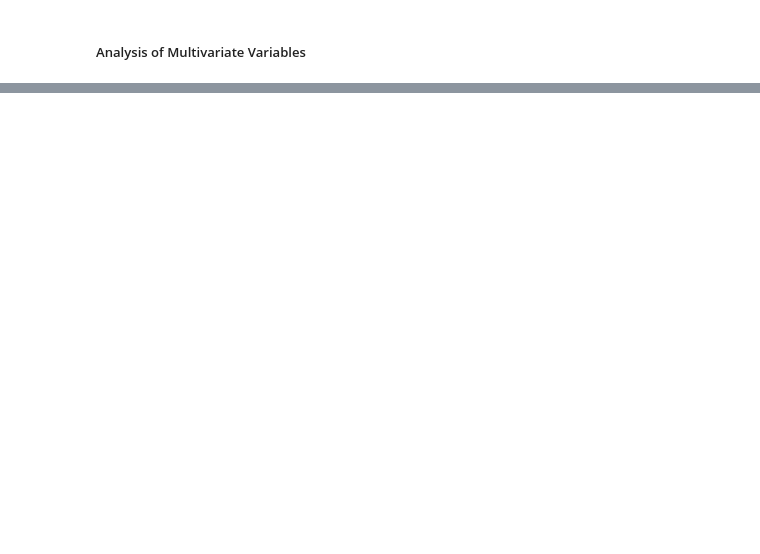
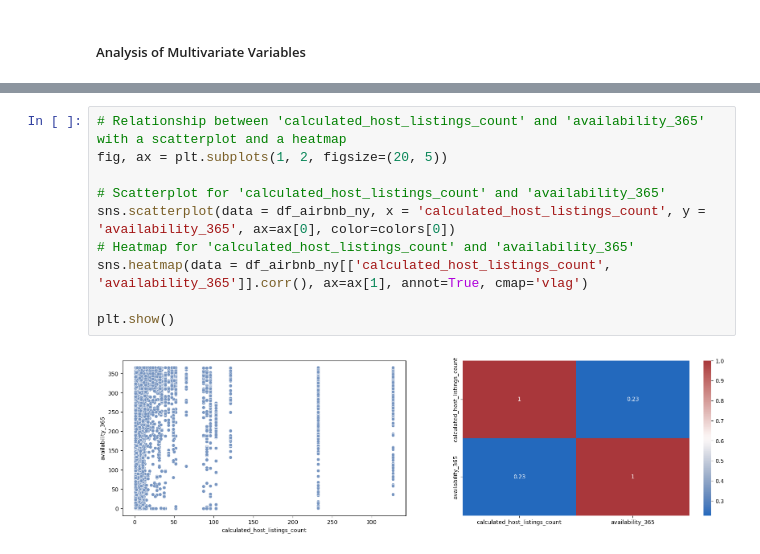
Before and after one commit to fevc08/new_york_city_airbnb_eda, a Jupyter notebook: src/explore.ipynb, the cells around one changed output, grey strips where cells are left out. Drawn from its saved outputs; the diff is of its cells as text; blank space fills up the shorter version.

```diff
--- a/src/explore.ipynb
+++ b/src/explore.ipynb
@@ -172,0 +235,12 @@ plt.show()
+# %%
+# Relationship between 'calculated_host_listings_count' and 'availability_365' with a scatterplot and a heatmap
+fig, ax = plt.subplots(1, 2, figsize=(20, 5))
+
+# Scatterplot for 'calculated_host_listings_count' and 'availability_365'
+sns.scatterplot(data = df_airbnb_ny, x = 'calculated_host_listings_count', y = 'availability_365', ax=ax[0], color=colors[0])
+# Heatmap for 'calculated_host_listings_count' and 'availability_365'
+sns.heatmap(data = df_airbnb_ny[['calculated_host_listings_count', 'availability_365']].corr(), ax=ax[1], annot=True, cmap='vlag')
+
+plt.show()
+# %% [output]
+[figure, added]
```
Also changed, not shown: parts of 10 cells of this notebook, 1 other file.
